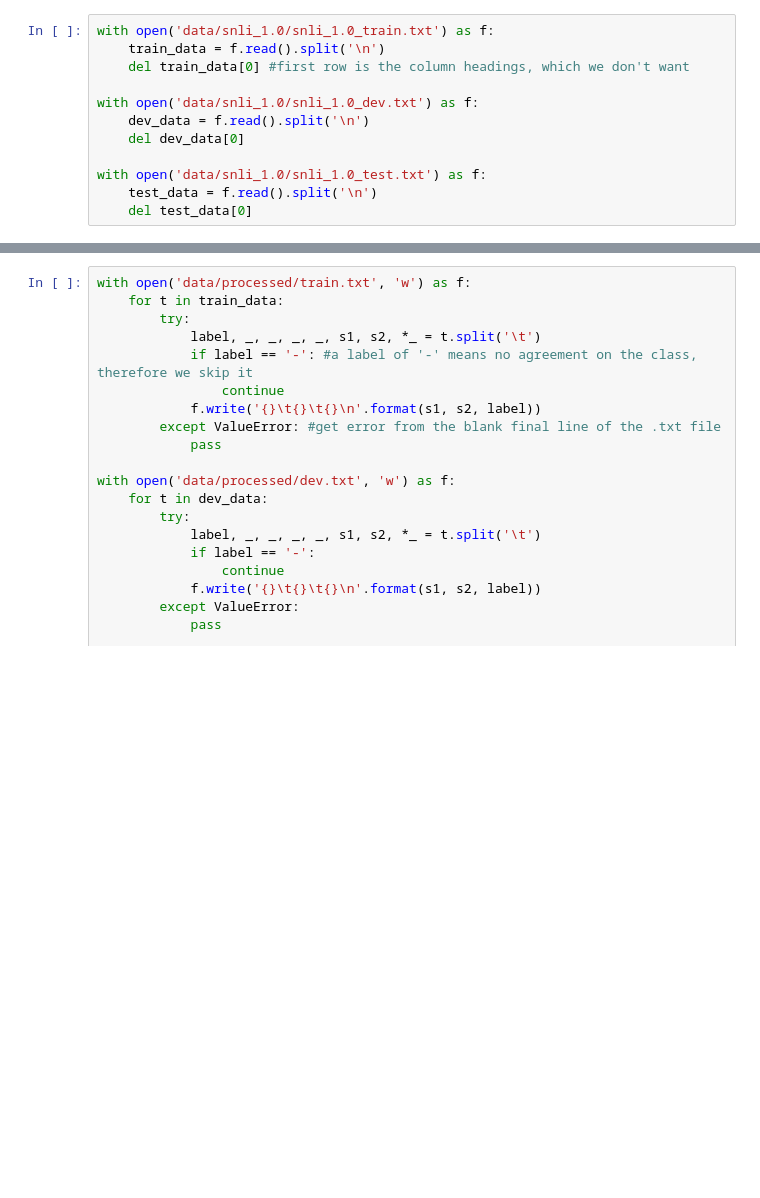
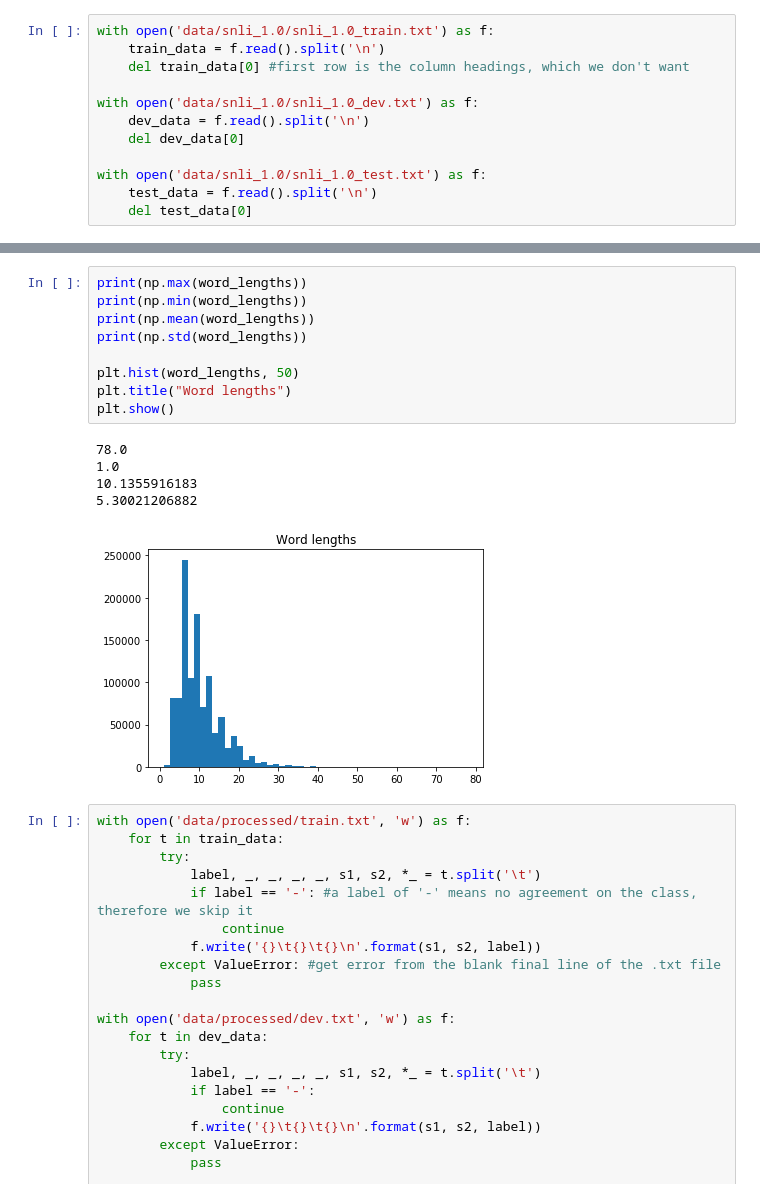
Before and after one commit to bentrevett/snli, a Jupyter notebook: data_wrangling.ipynb, the cells around one changed output, grey strips where cells are left out. Saved outputs shown, nothing was run; the diff lists cells and outputs as text; blank space fills up the shorter version.

```diff
--- a/data_wrangling.ipynb
+++ b/data_wrangling.ipynb
@@ -13,3 +48,18 @@ with open('data/snli_1.0/snli_1.0_test.txt') as f:
+# %%
+print(np.max(word_lengths))
+print(np.min(word_lengths))
+print(np.mean(word_lengths))
+print(np.std(word_lengths))
+
+plt.hist(word_lengths, 50)
+plt.title("Word lengths")
+plt.show()
+# %% [output]
+78.0
+1.0
+10.1355916183
+5.30021206882
+[figure, added]
 # %%
 with open('data/processed/train.txt', 'w') as f:
     for t in train_data:
```
Also changed, not shown: parts of 2 cells of this notebook, 1 other file.
